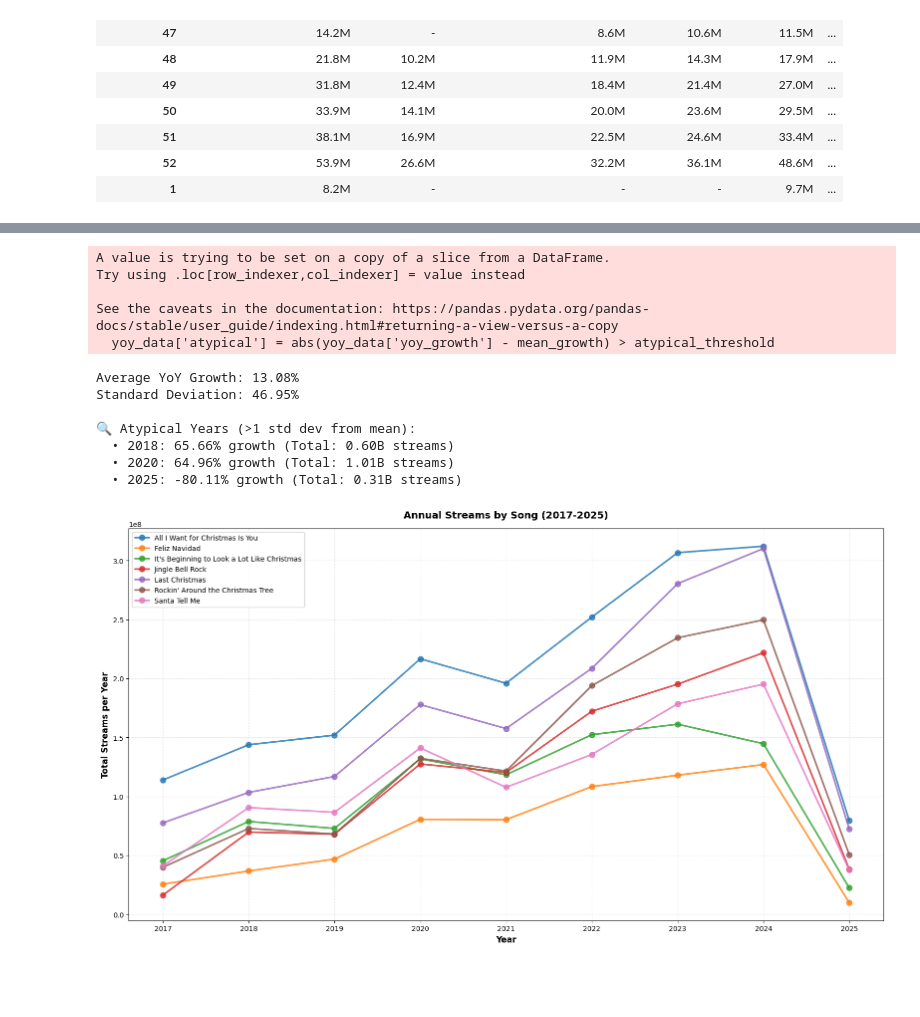
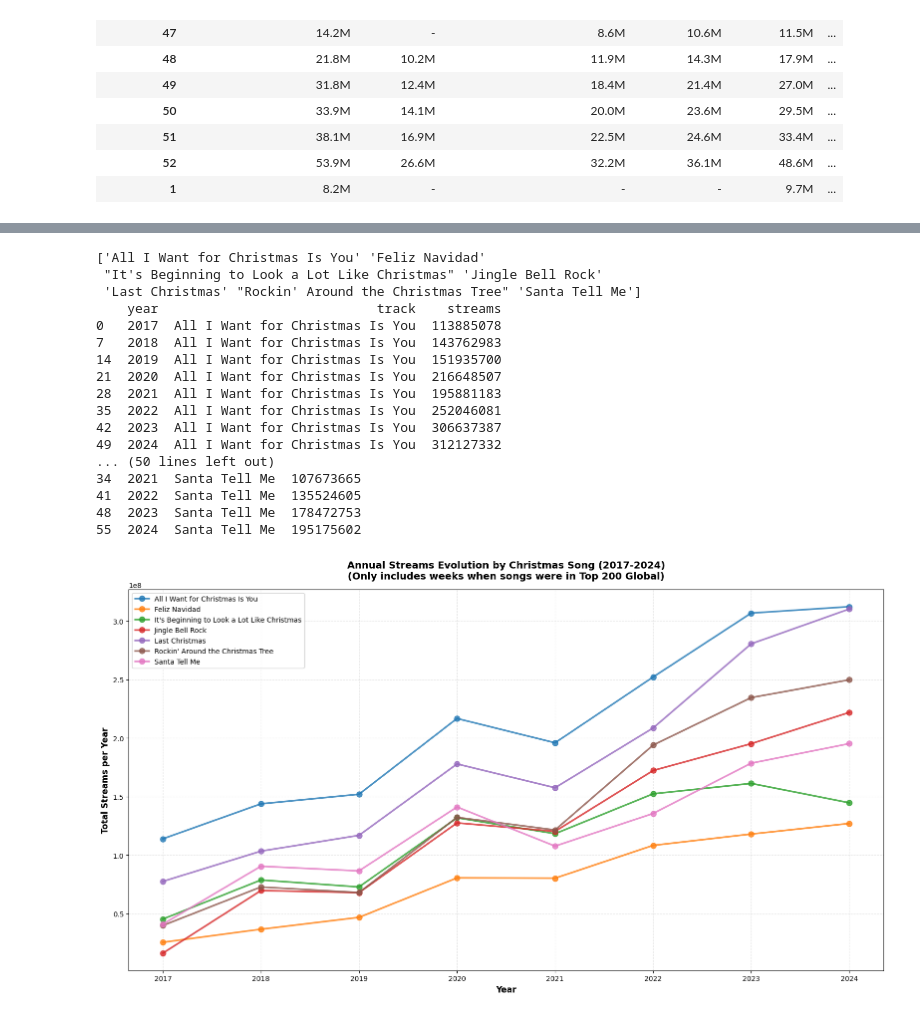
Before and after one commit to JonasSouza871/Christmas_Songs_Spotify_Analysis, a Jupyter notebook: temporal_analysis.ipynb, the cells around one changed output, grey strips where cells are left out. Saved outputs shown, nothing was run; the diff lists cells and outputs as text; code cells hidden in the pictures; blank space fills up the shorter version.

```diff
--- a/temporal_analysis.ipynb
+++ b/temporal_analysis.ipynb
@@ -261,0 +264,4 @@ Average streams by week for each song (in millions):
+# %%
+df['year'] = df['date'].dt.year #creates a new year column for the dataframe. the code extracts the year from the date column
+annual_streams = df.groupby(['year', 'track'])['streams'].sum().reset_index() #groups data by year and song and calculates the number of streams for each one
+annual_streams_total = df.groupby('year')['streams'].sum().reset_index() #groups only by year, ignoring which song it is, thus seeing only the sum of all streams from the 7 songs in the year
@@ -326,51 +370,47 @@ plt.show()
 # %%
-# Identify atypical years (outliers based on YoY growth)
-mean_growth = yoy_data['yoy_growth'].mean()
-std_growth = yoy_data['yoy_growth'].std()
-
-# Define atypical as more than 1 standard deviation from mean
-atypical_threshold = std_growth * 1
-yoy_data['atypical'] = abs(yoy_data['yoy_growth'] - mean_growth) > atypical_threshold
-
-print(f"Average YoY Growth: {mean_growth:.2f}%")
-print(f"Standard Deviation: {std_growth:.2f}%")
-print(f"\n🔍 Atypical Years (>1 std dev from mean):")
-
-atypical_years = yoy_data[yoy_data['atypical']]
-for idx, row in atypical_years.iterrows():
-    print(f"  • {int(row['year'])}: {row['yoy_growth']:.2f}% growth (Total: {row['streams']/1e9:.2f}B streams)")
-# Visualization: Streams per song over the years
 plt.figure(figsize=(16, 9))
 
-songs = annual_streams['track'].unique()
+songs = annual_streams['track'].unique() #gets the name of each song
+print(songs)
 colors = plt.cm.tab10(range(len(songs)))
 
-for idx, song in enumerate(songs):
-    song_data = annual_streams[annual_streams['track'] == song].sort_values('year')
-    plt.plot(song_data['year'], song_data['streams'],
+for idx, song in enumerate(songs): #for each song
+    # Filters the current song data and only until 2024
+    filtered_data = annual_streams[(annual_streams['track'] == song) & (annual_streams['year'] <= 2024)] #gets the data of each track quantity for each year for each song
+    #filters data until 2024 not counting 2025.
+    #isolates that song's data to plot one graph line at a time
+    print(filtered_data)
+    #plot by year on x axis and streams on y axis for each song
+    plt.plot(filtered_data['year'], filtered_data['streams'],
              marker='o', markersize=8, linewidth=2.5,
              label=song, color=colors[idx], alpha=0.8)
 
+#general plot with all behaviors of each song
 plt.xlabel('Year', fontsize=12, fontweight='bold')
 plt.ylabel('Total Streams per Year', fontsize=12, fontweight='bold')
-plt.title('Annual Streams by Song (2017-2025)',
+plt.title('Annual Streams Evolution by Christmas Song (2017-2024)\n(Only includes weeks when songs were in Top 200 Global)',
           fontsize=14, fontweight='bold', pad=15)
 plt.ticklabel_format(style='scientific', axis='y', scilimits=(0,0))
 plt.legend(loc='upper left', fontsize=10, framealpha=0.9)
 plt.grid(True, alpha=0.3, linestyle='--')
 plt.tight_layout()
 plt.show()
 # %% [output]
-A value is trying to be set on a copy of a slice from a DataFrame.
-Try using .loc[row_indexer,col_indexer] = value instead
-
-See the caveats in the documentation: https://pandas.pydata.org/pandas-docs/stable/user_guide/indexing.html#returning-a-view-versus-a-copy
-  yoy_data['atypical'] = abs(yoy_data['yoy_growth'] - mean_growth) > atypical_threshold
+['All I Want for Christmas Is You' 'Feliz Navidad'
+ "It's Beginning to Look a Lot Like Christmas" 'Jingle Bell Rock'
+ 'Last Christmas' "Rockin' Around the Christmas Tree" 'Santa Tell Me']
+    year                            track    streams
+0   2017  All I Want for Christmas Is You  113885078
+7   2018  All I Want for Christmas Is You  143762983
+14  2019  All I Want for Christmas Is You  151935700
+21  2020  All I Want for Christmas Is You  216648507
+28  2021  All I Want for Christmas Is You  195881183
+35  2022  All I Want for Christmas Is You  252046081
+42  2023  All I Want for Christmas Is You  306637387
+49  2024  All I Want for Christmas Is You  312127332
+... (50 lines left out)
+34  2021  Santa Tell Me  107673665
+41  2022  Santa Tell Me  135524605
+48  2023  Santa Tell Me  178472753
+55  2024  Santa Tell Me  195175602
-Average YoY Growth: 13.08%
-Standard Deviation: 46.95%
-
-🔍 Atypical Years (>1 std dev from mean):
-  • 2018: 65.66% growth (Total: 0.60B streams)
-  • 2020: 64.96% growth (Total: 1.01B streams)
-  • 2025: -80.11% growth (Total: 0.31B streams)
-[figure, old version]
+[figure, new version]
```
Also changed, not shown: parts of 4 cells of this notebook.
